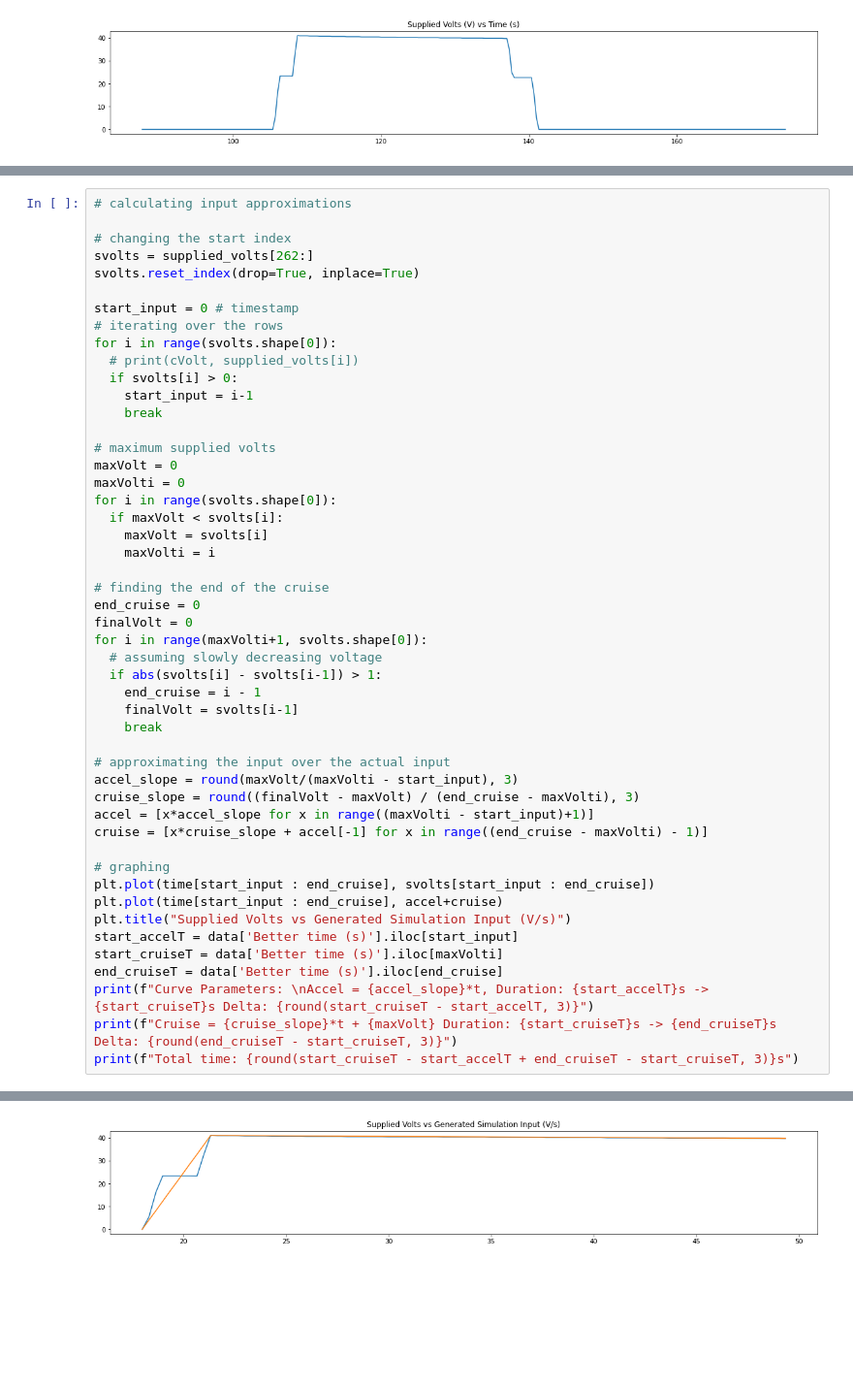
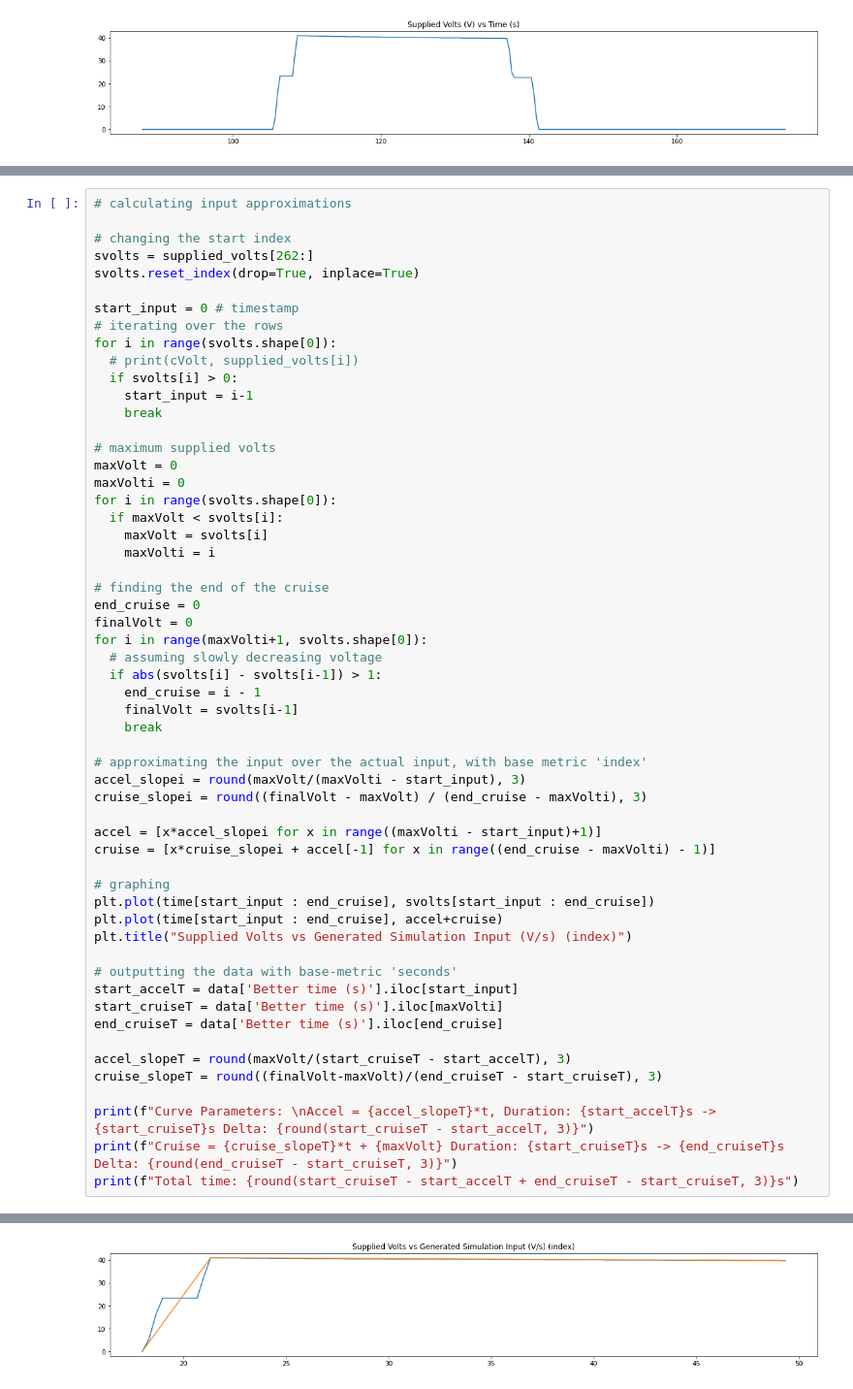
Before and after one commit to waterloop/propulsion-misc, a Jupyter notebook: RCommExtractor/Roboteq_Commutation_Extraction.ipynb, the cells around one changed output, grey strips where cells are left out. Shown: that part at 97% size. Drawn from its saved outputs; the diff is of its cells as text; blank space fills up the shorter version.

```diff
--- a/RCommExtractor/Roboteq_Commutation_Extraction.ipynb
+++ b/RCommExtractor/Roboteq_Commutation_Extraction.ipynb
@@ -136,21 +132,28 @@ for i in range(maxVolti+1, svolts.shape[0]):
     finalVolt = svolts[i-1]
     break
 
-# approximating the input over the actual input
-accel_slope = round(maxVolt/(maxVolti - start_input), 3)
-cruise_slope = round((finalVolt - maxVolt) / (end_cruise - maxVolti), 3)
-accel = [x*accel_slope for x in range((maxVolti - start_input)+1)]
-cruise = [x*cruise_slope + accel[-1] for x in range((end_cruise - maxVolti) - 1)]
+# approximating the input over the actual input, with base metric 'index'
+accel_slopei = round(maxVolt/(maxVolti - start_input), 3)
+cruise_slopei = round((finalVolt - maxVolt) / (end_cruise - maxVolti), 3)
+
+accel = [x*accel_slopei for x in range((maxVolti - start_input)+1)]
+cruise = [x*cruise_slopei + accel[-1] for x in range((end_cruise - maxVolti) - 1)]
 
 # graphing
 plt.plot(time[start_input : end_cruise], svolts[start_input : end_cruise])
 plt.plot(time[start_input : end_cruise], accel+cruise)
-plt.title("Supplied Volts vs Generated Simulation Input (V/s)")
+plt.title("Supplied Volts vs Generated Simulation Input (V/s) (index)")
+
+# outputting the data with base-metric 'seconds'
 start_accelT = data['Better time (s)'].iloc[start_input]
 start_cruiseT = data['Better time (s)'].iloc[maxVolti]
 end_cruiseT = data['Better time (s)'].iloc[end_cruise]
-print(f"Curve Parameters: \nAccel = {accel_slope}*t, Duration: {start_accelT}s -> {start_cruiseT}s Delta: {round(start_cruiseT - start_accelT, 3)}")
-print(f"Cruise = {cruise_slope}*t + {maxVolt} Duration: {start_cruiseT}s -> {end_cruiseT}s Delta: {round(end_cruiseT - start_cruiseT, 3)}")
+
+accel_slopeT = round(maxVolt/(start_cruiseT - start_accelT), 3)
+cruise_slopeT = round((finalVolt-maxVolt)/(end_cruiseT - start_cruiseT), 3)
+
+print(f"Curve Parameters: \nAccel = {accel_slopeT}*t, Duration: {start_accelT}s -> {start_cruiseT}s Delta: {round(start_cruiseT - start_accelT, 3)}")
+print(f"Cruise = {cruise_slopeT}*t + {maxVolt} Duration: {start_cruiseT}s -> {end_cruiseT}s Delta: {round(end_cruiseT - start_cruiseT, 3)}")
 print(f"Total time: {round(start_cruiseT - start_accelT + end_cruiseT - start_cruiseT, 3)}s")
 # %% [output]
 Curve Parameters:
@@ -159,2 +162,2 @@ Cruise = -0.015*t + 41.0 Duration: 21.33s -> 49.67s Delta: 28.34
 Total time: 31.67s
-[figure, old version]
+[figure, new version]
```
Also changed, not shown: parts of 4 cells of this notebook, 2 other files.
